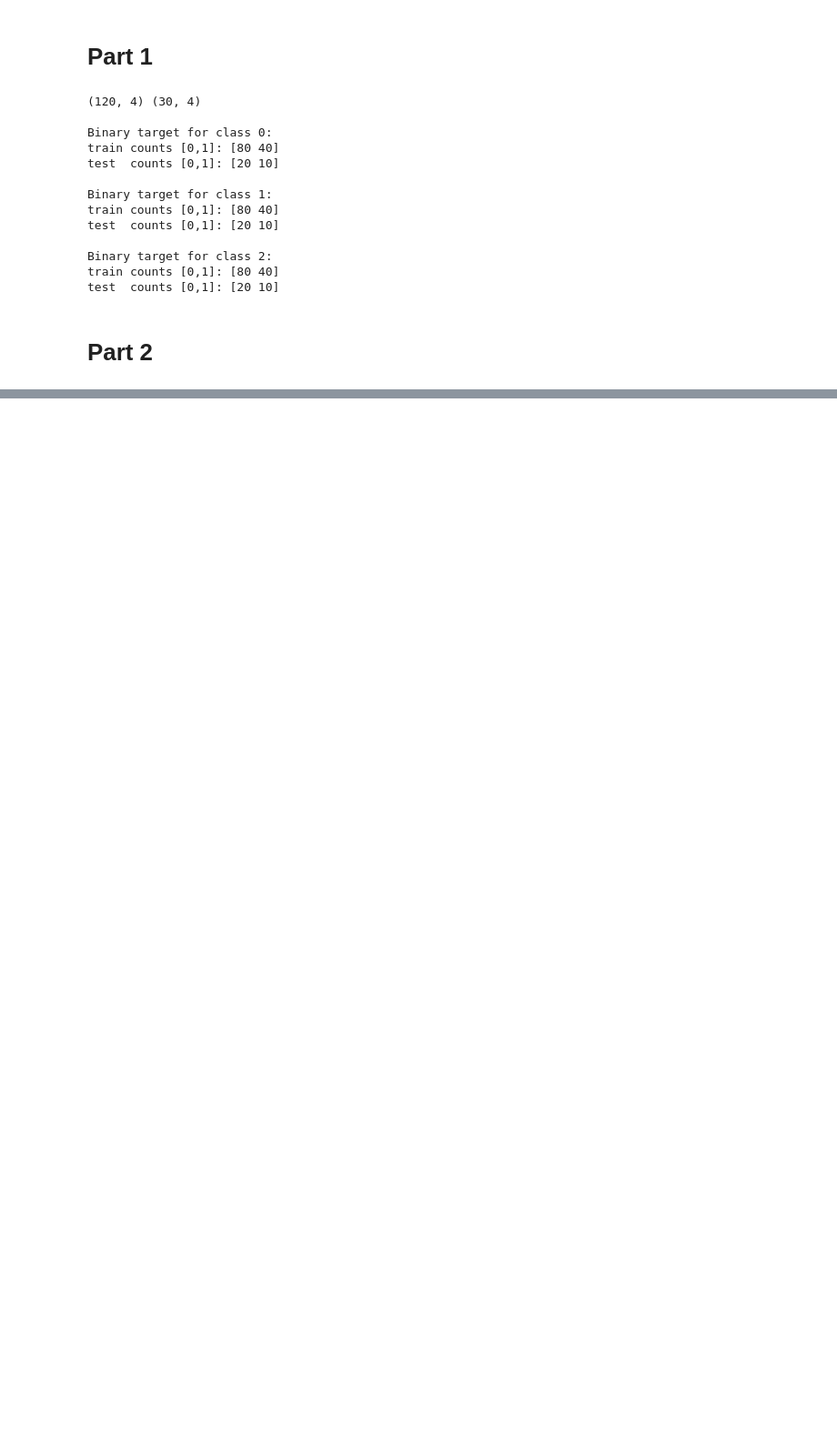
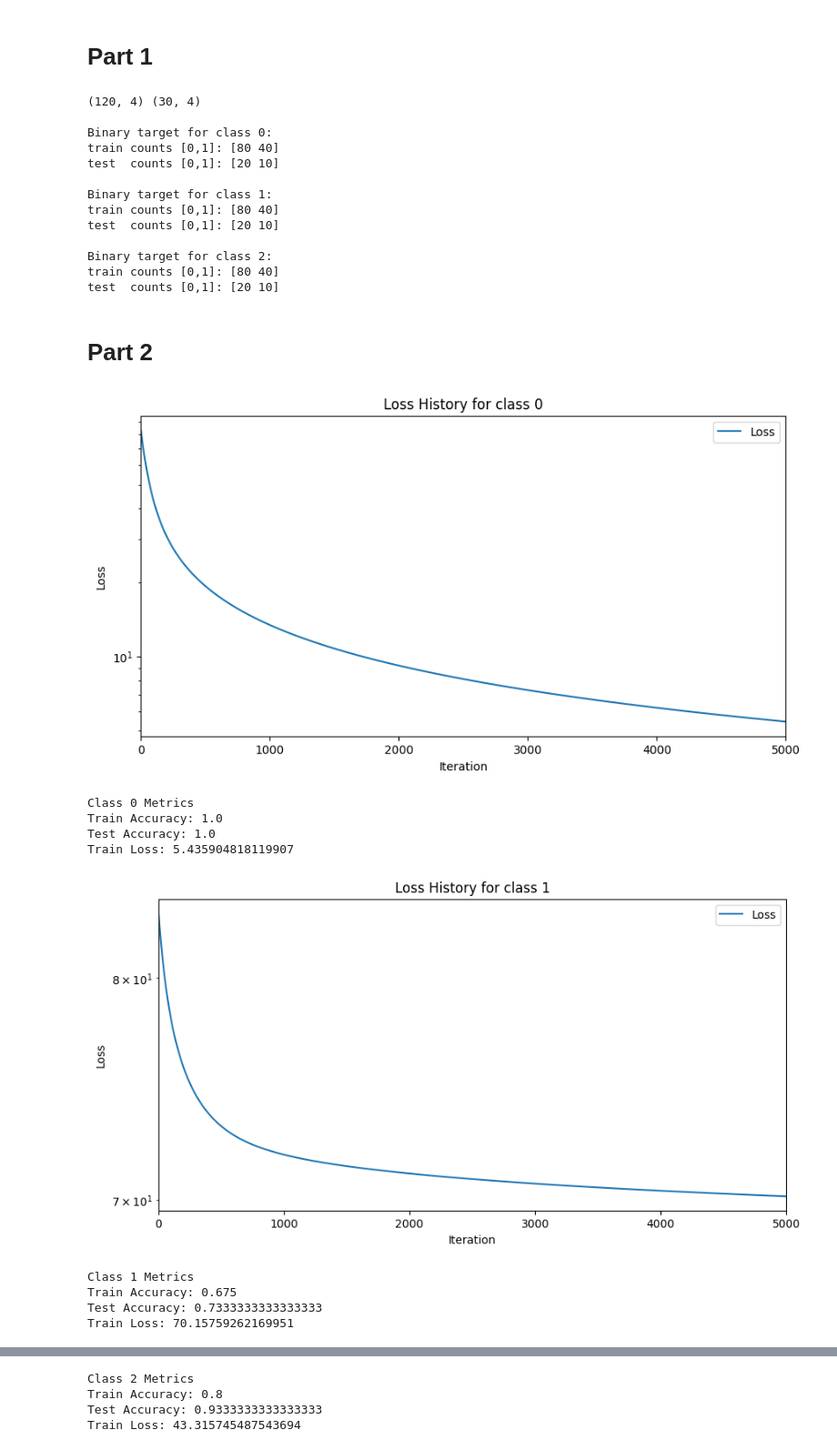
Before and after one commit to LoganBolton/spring2026_classes, a Jupyter notebook: machine_learning/Assignment2/hw2.ipynb, the cells around one changed output, grey strips where cells are left out. Shown at 91% size. Drawn from its saved outputs; the diff is of its cells as text; code cells hidden in the pictures; blank space fills up the shorter version.

```diff
--- a/machine_learning/Assignment2/hw2.ipynb
+++ b/machine_learning/Assignment2/hw2.ipynb
@@ -51,3 +51,61 @@ train counts [0,1]: [80 40]
 test  counts [0,1]: [20 10]
 # %% [markdown]
 # Part 2
+# %%
+def sigmoid(z):
+    return 1.0 / (1.0 + np.exp(-z))
+
+def log_likelihood(y, w, x):
+    eps=1e-12
+    y_hat = sigmoid(x @ w)
+    y_hat = np.clip(y_hat, eps, 1 - eps) # was running into weird numerical float issues before adding this
+    return np.sum(y * np.log(y_hat) + (1 - y) * np.log(1 - y_hat))
+
+def log_likelihood_gradient(y, w, x):
+    y_hat = sigmoid(x @ w)
+    return x.T @ (y_hat - y)
+
+def train_logistic(x, y, lr, max_iter):
+    w = np.zeros(x.shape[1])
+    loss_history = []
+    for i in range(max_iter):
+        l = log_likelihood(y, w, x)
+        loss_history.append(-1*l)
+        w -= lr * log_likelihood_gradient(y, w, x)
+    return w, loss_history
+
+def plot_results(y_train_pred, y_test_pred, loss_history, c, y_train, y_test):
+    plt.figure(figsize=(10, 5))
+    plt.plot(loss_history, label='Loss')
+    plt.xlabel('Iteration')
+    plt.xlim(0, len(loss_history))
+    plt.yscale('log')
+    plt.ylabel('Loss')
+    plt.title(f'Loss History for class {c}')
+    plt.legend()
+    plt.show()
+    print(f"Class {c} Metrics")
+    print(f"Train Accuracy: {np.mean(y_train_pred == y_train)}")
+    print(f"Test Accuracy: {np.mean(y_test_pred == y_test)}")
+    print(f"Train Loss: {loss_history[-1]}")
+
+def full_train_and_test(x_train, y_train, x_test, y_test, lr, max_iter, c):
+    w, loss_history = train_logistic(x_train, y_train, lr, max_iter)
+    y_train_pred = (sigmoid(x_train @ w) >= 0.5).astype(int)
+    y_test_pred = (sigmoid(x_test @ w) >= 0.5).astype(int)
+    plot_results(y_train_pred, y_test_pred, loss_history, c, y_train, y_test)
+
+
+for c in [0, 1, 2]:
+    full_train_and_test(X_train_scaled, y_train_binary[c], X_test_scaled, y_test_binary[c], 0.0001, 5_000, c)
+# %% [output]
+[figure, added]
+Class 0 Metrics
+Train Accuracy: 1.0
+Test Accuracy: 1.0
+Train Loss: 5.435904818119907
+[figure, added]
+Class 1 Metrics
+Train Accuracy: 0.675
+Test Accuracy: 0.7333333333333333
+Train Loss: 70.15759262169951
@@ -53,0 +113,4 @@ test  counts [0,1]: [20 10]
+Class 2 Metrics
+Train Accuracy: 0.8
+Test Accuracy: 0.9333333333333333
+Train Loss: 43.315745487543694
```
Also changed, not shown: parts of 3 cells of this notebook.
